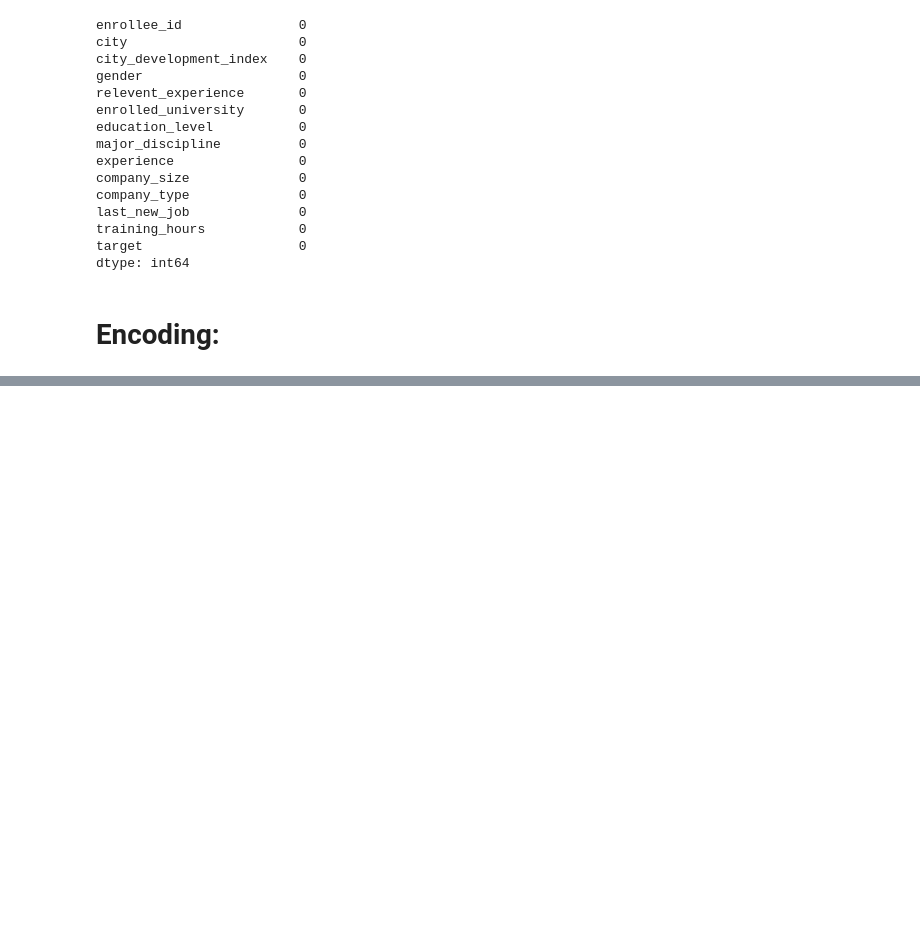
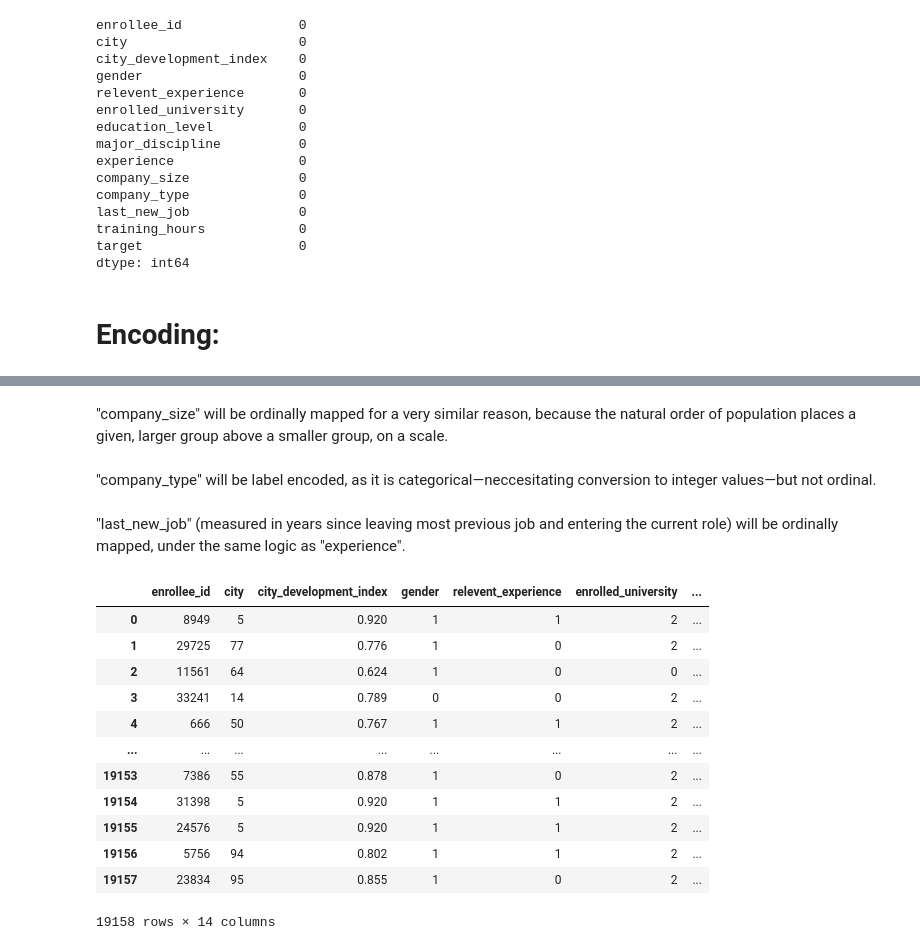
Before and after one commit to Co2Lo/Connor_CSCI_1070, a Jupyter notebook: Final/final_preprocessing.ipynb, the cells around one changed output, grey strips where cells are left out. Saved outputs shown, nothing was run; the diff lists cells and outputs as text; code cells hidden in the pictures; blank space fills up the shorter version.

```diff
--- a/Final/final_preprocessing.ipynb
+++ b/Final/final_preprocessing.ipynb
@@ -255,0 +293,2 @@ training_hours = (already done NOT normalized)
+# %%
+job_change_df_major_encoded = label_encode(job_change_df_degree_encoded, 'major_discipline')
@@ -255,0 +297,7 @@ training_hours = (already done NOT normalized)
+# %%
+timeexp_mapping = {'<1': 0, '1': 1, '2': 2, '3': 3, '4': 4, '5': 5, '6': 6, '7': 7, '8': 8, '9': 9, '10': 10, '11': 1,
+                   '12': 12, '13': 13, '14': 14, '15': 15,'16': 16,'17': 17, '18': 18, '19': 19, '20': 20, '>20': 21}
+
+job_change_df_timeexp_encoded = ordinal_map_encode(job_change_df_major_encoded, 'experience', timeexp_mapping)
+# %% [markdown]
+"company_size" will be ordinally mapped for a very similar reason, because the natural order of population places a given, larger group above a smaller group, on a scale.
@@ -255,0 +308,2 @@ training_hours = (already done NOT normalized)
+# %% [markdown]
+"company_type" will be label encoded, as it is categorical—neccesitating conversion to integer values—but not ordinal.
@@ -255,0 +312,21 @@ training_hours = (already done NOT normalized)
+# %% [markdown]
+"last_new_job" (measured in years since leaving most previous job and entering the current role) will be ordinally mapped, under the same logic as "experience".
+# %%
+lastjob_mapping = {'never': 0, '1': 1, '2': 2, '3': 3, '4': 4, '>4': 5}
+
+job_change_df_encoded = ordinal_map_encode(job_change_df_comptype_encoded, 'last_new_job', lastjob_mapping)
+job_change_df_encoded
+# %% [output]
+|  | enrollee_id | city | city_development_index | gender | relevent_experience | enrolled_university | ... |
+| 0 | 8949 | 5 | 0.920 | 1 | 1 | 2 | ... |
+| 1 | 29725 | 77 | 0.776 | 1 | 0 | 2 | ... |
+| 2 | 11561 | 64 | 0.624 | 1 | 0 | 0 | ... |
+| 3 | 33241 | 14 | 0.789 | 0 | 0 | 2 | ... |
+| 4 | 666 | 50 | 0.767 | 1 | 1 | 2 | ... |
+| ... | ... | ... | ... | ... | ... | ... | ... |
+| 19153 | 7386 | 55 | 0.878 | 1 | 0 | 2 | ... |
+| 19154 | 31398 | 5 | 0.920 | 1 | 1 | 2 | ... |
+| 19155 | 24576 | 5 | 0.920 | 1 | 1 | 2 | ... |
+| 19156 | 5756 | 94 | 0.802 | 1 | 1 | 2 | ... |
+| 19157 | 23834 | 95 | 0.855 | 1 | 0 | 2 | ... |
+19158 rows × 14 columns
```
Also changed, not shown: parts of 38 cells of this notebook.
